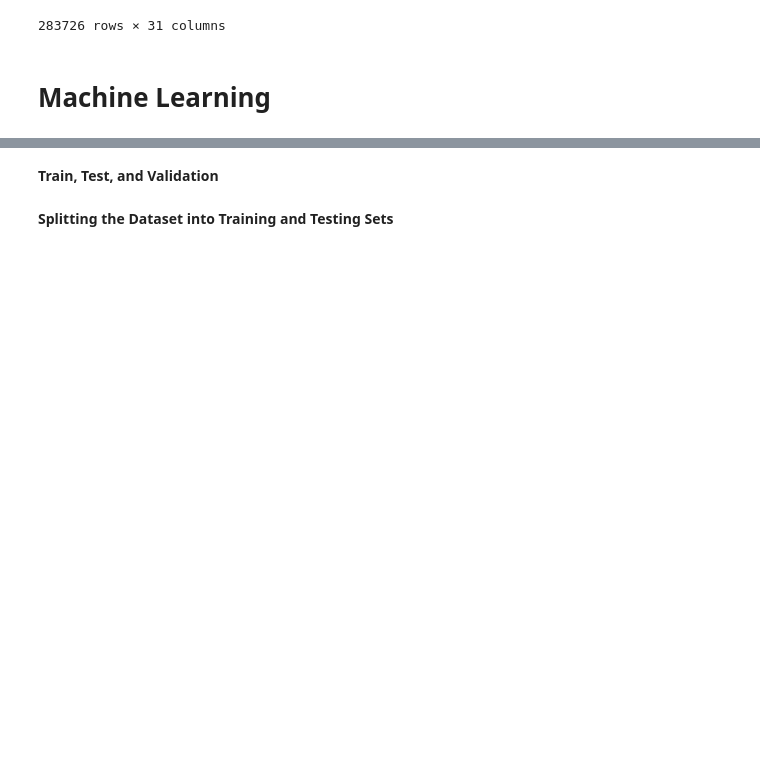
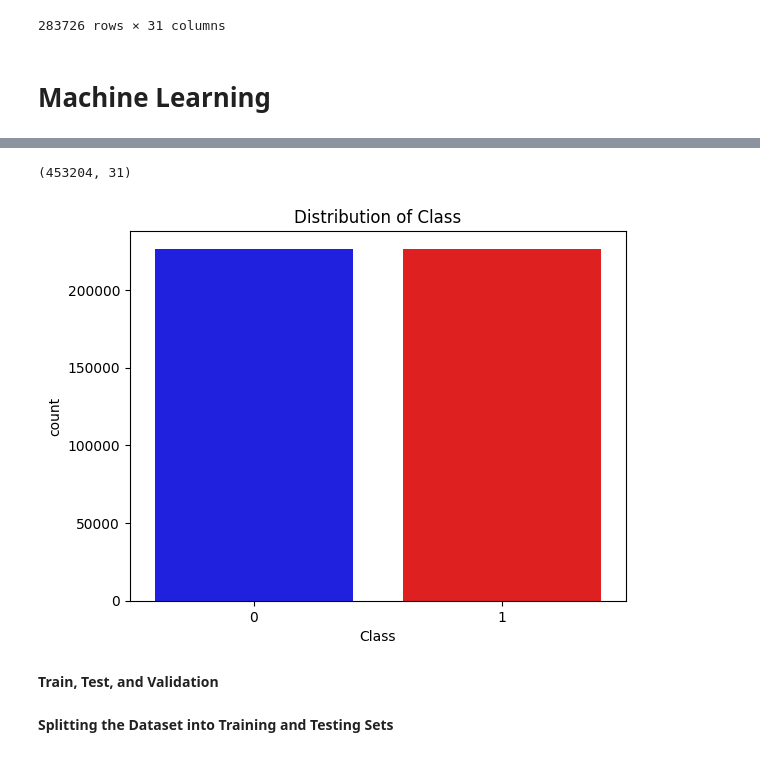
Before and after one commit to moridin04/CCADMACL-Research, a Jupyter notebook: Fraud_Detection_Program.ipynb, the cells around one changed output, grey strips where cells are left out. Drawn from its saved outputs; the diff is of its cells as text; code cells hidden in the pictures; blank space fills up the shorter version.

```diff
--- a/Fraud_Detection_Program.ipynb
+++ b/Fraud_Detection_Program.ipynb
@@ -305,0 +355,7 @@ new_df
+# %%
+new_df_resampled = pd.DataFrame(x_train_smote, columns=x.columns)
+new_df_resampled['Class'] = y_train_smote
+# %%
+not_frauds = new_df_resampled.query('Class == 0')
+frauds = new_df_resampled.query('Class == 1')
+not_frauds['Class'].value_counts(), frauds['Class'].value_counts()
@@ -305,0 +371,7 @@ new_df
+# %%
+balanced_cfd = pd.concat([frauds, not_frauds.sample(len(frauds), random_state=1)])
+balanced_cfd = balanced_cfd.sample(frac=1, random_state=1)
+balanced_cfd.to_csv('balanced_creditcard.csv', index=False)
+
+print("Class distribution after balancing:")
+print(balanced_cfd["Class"].value_counts())
@@ -305,0 +384,3 @@ new_df
+# %%
+balanced_cfd = balanced_cfd.sample(frac=1, random_state=1)
+balanced_cfd
@@ -306,3 +401,14 @@ new_df
+# %%
+balanced_cfd.shape
+# %% [output]
+(453204, 31)
+# %%
+palette = ['blue', 'red']
+sns.countplot(data=balanced_cfd, x='Class', hue='Class', palette=palette, legend=False)
+plt.title('Distribution of Class')
+plt.show()
+# %% [output]
+[figure, added]
 # %% [markdown]
 **Train, Test, and Validation**
 # %% [markdown]
```
Also changed, not shown: parts of 35 cells of this notebook.
